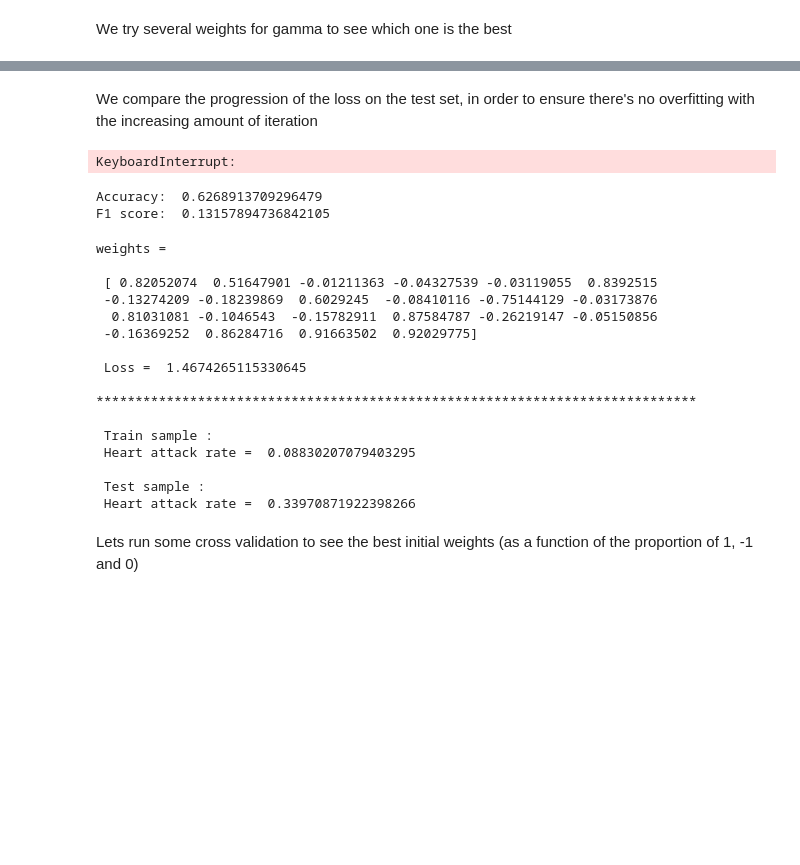
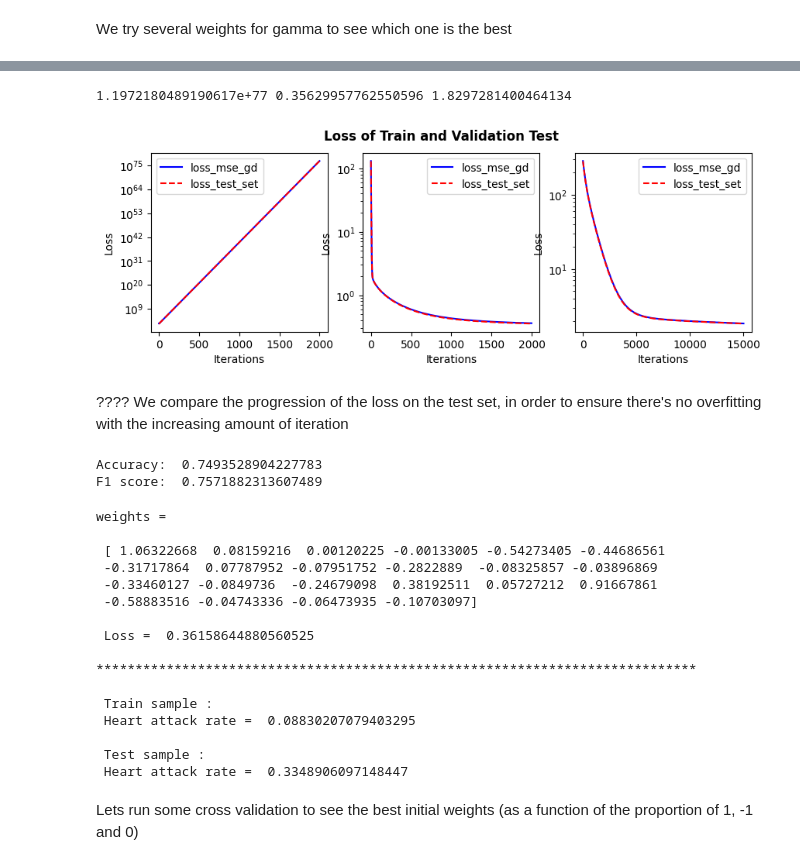
Before and after one commit to lucilemln/ML-project, a Jupyter notebook: run.ipynb, the cells around one changed output, grey strips where cells are left out. Saved outputs shown, nothing was run; the diff lists cells and outputs as text; code cells hidden in the pictures; blank space fills up the shorter version.

```diff
--- a/run.ipynb
+++ b/run.ipynb
@@ -295,21 +261,54 @@ Gradient Descent(1999/2000): Final loss=1.4674265115330645
+# %%
+loss_test_set_1 = []
+for w in w_mse_gd_gamma1:
+    loss_test_set_1.append(f.compute_mse(y_train_validation, tX_train_validation, w))
+
+final_loss_test_1 = loss_test_set_1[len(loss_test_set_1)-1]
+
+loss_test_set_2 = []
+for w in w_mse_gd_gamma2:
+    loss_test_set_2.append(f.compute_mse(y_train_validation, tX_train_validation, w))
+final_loss_test_2 = loss_test_set_2[len(loss_test_set_2)-1]
+
+loss_test_set_3 = []
+for w in w_mse_gd_gamma3:
+    loss_test_set_3.append(f.compute_mse(y_train_validation, tX_train_validation, w))
+final_loss_test_3 = loss_test_set_3[len(loss_test_set_3)-1]
+
+print(final_loss_test_1,final_loss_test_2, final_loss_test_3)
+# %% [output]
+1.1972180489190617e+77 0.35629957762550596 1.8297281400464134
+# %%
+loss_mse_gd = [loss_mse_gd_gamma1,loss_mse_gd_gamma2,loss_mse_gd_gamma3]
+loss_test_set = [loss_test_set_1,loss_test_set_2,loss_test_set_3]
+
+fig, axs = plt.subplots(1, 3, figsize=(10, 3))
+
+# Plotting the loss for training and test set on each subplot
+for i in range(3):
+    axs[i].semilogy(loss_mse_gd[i], '-b', label='loss_mse_gd')
+    axs[i].semilogy(loss_test_set[i], '--r', label='loss_test_set')
+    axs[i].legend(frameon=True)
+    axs[i].set_xlabel('Iterations')
+    axs[i].set_ylabel('Loss')
+
+# Adding a title to the entire figure
+fig.suptitle('Loss of Train and Validation Test', fontweight='bold')
+
+plt.show()
+# %% [output]
+[figure, added]
 # %% [markdown]
-We compare the progression of the loss on the test set, in order to ensure there's no overfitting with the increasing amount of iteration
+???? We compare the progression of the loss on the test set, in order to ensure there's no overfitting with the increasing amount of iteration
-# %%
-plt.figure(0)
-plt.semilogy(loss_mse_gd)
-plt.semilogy(loss_test_set)
-plt.show()
-# %% [output]
-KeyboardInterrupt:
 # %%
-y_pred = tX_train_test.dot(w_mse_gd[-1, :])
+y_pred = tX_train_validation.dot(w_mse_gd_gamma2[-1, :])
 y_pred = np.where(y_pred > 0, 1, -1)
 
-_,_,_,_,f1 = f.confusion_matrix(y_train_test, y_pred)
+_,_,_,_,f1 = f.confusion_matrix(y_train_validation, y_pred)
 
-print("Accuracy: ", np.sum(y_pred == y_train_test)/len(y_train_test))
+print("Accuracy: ", np.sum(y_pred == y_train_validation)/len(y_train_validation))
 print("F1 score: ", f1)
 # %% [output]
-Accuracy:  0.6268913709296479
-F1 score:  0.13157894736842105
+Accuracy:  0.7493528904227783
+F1 score:  0.7571882313607489
 # %%
@@ -317,20 +316,20 @@ F1 score:  0.13157894736842105
 # %%
 #Test the model on the test sample. Do we need to standardize ?
 
-y_test = tX_test.dot(w_mse_gd[-1, :])
+y_test = tX_test.dot(w_mse_gd_gamma2[-1, :])
 y_test_rounded = np.where(y_test > 0, 1, -1)
 
-print('weights = \n\n', w_mse_gd[-1, :],'\n\n Loss = ', loss_mse_gd[-1],'\n\n*****************************************************************************',
+print('weights = \n\n', w_mse_gd_gamma2[-1, :],'\n\n Loss = ', loss_mse_gd_gamma2[-1],'\n\n*****************************************************************************',
       ' \n\n Train sample : \n', 'Heart attack rate = ', np.count_nonzero(y_train == 1)/len(y_train), '\n \n Test sample : \n', 'Heart attack rate = ', np.count_nonzero(y_test_rounded == 1)/len(y_test_rounded))
 # %% [output]
 weights =
 
- [ 0.82052074  0.51647901 -0.01211363 -0.04327539 -0.03119055  0.8392515
- -0.13274209 -0.18239869  0.6029245  -0.08410116 -0.75144129 -0.03173876
-  0.81031081 -0.1046543  -0.15782911  0.87584787 -0.26219147 -0.05150856
- -0.16369252  0.86284716  0.91663502  0.92029775]
+ [ 1.06322668  0.08159216  0.00120225 -0.00133005 -0.54273405 -0.44686561
+ -0.31717864  0.07787952 -0.07951752 -0.2822889  -0.08325857 -0.03896869
+ -0.33460127 -0.0849736  -0.24679098  0.38192511  0.05727212  0.91667861
+ -0.58883516 -0.04743336 -0.06473935 -0.10703097]
 
- Loss =  1.4674265115330645
+ Loss =  0.36158644880560525
 
 *****************************************************************************
 
@@ -338,7 +337,7 @@ weights =
  Heart attack rate =  0.08830207079403295
 
  Test sample :
- Heart attack rate =  0.33970871922398266
+ Heart attack rate =  0.3348906097148447
 # %% [markdown]
 Lets run some cross validation to see the best initial weights (as a function of the proportion of 1, -1 and 0)
 # %% [markdown]
```
Also changed, not shown: parts of 20 cells of this notebook.
